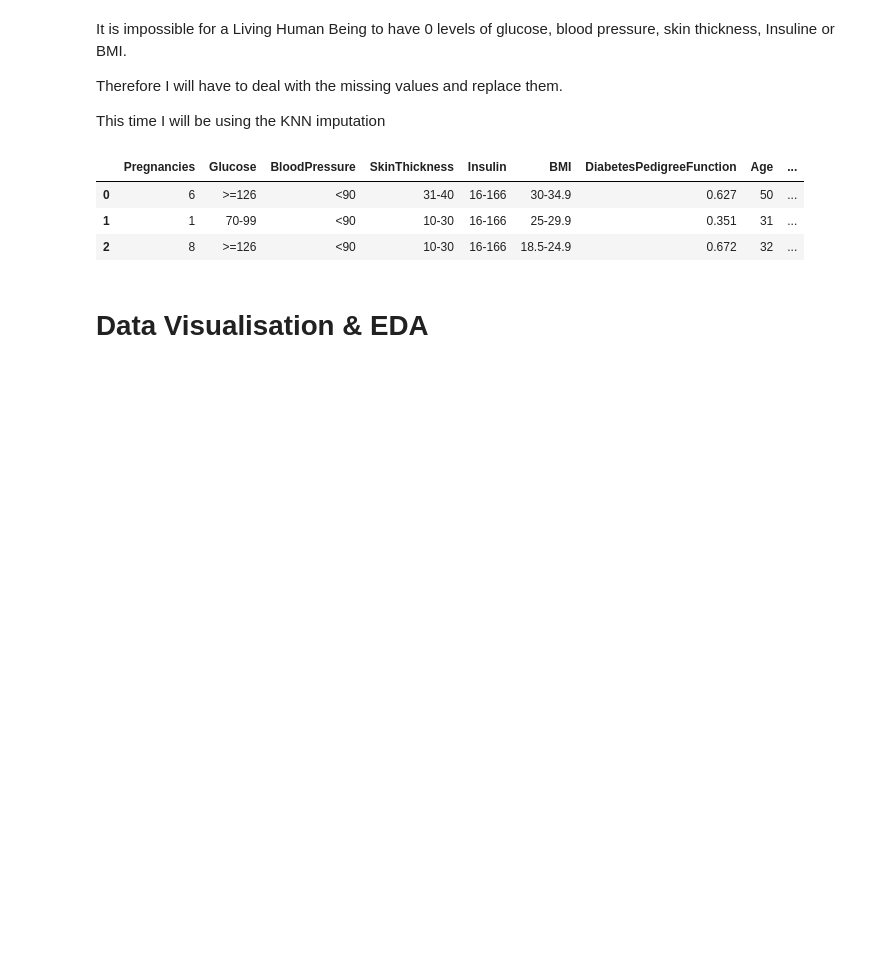
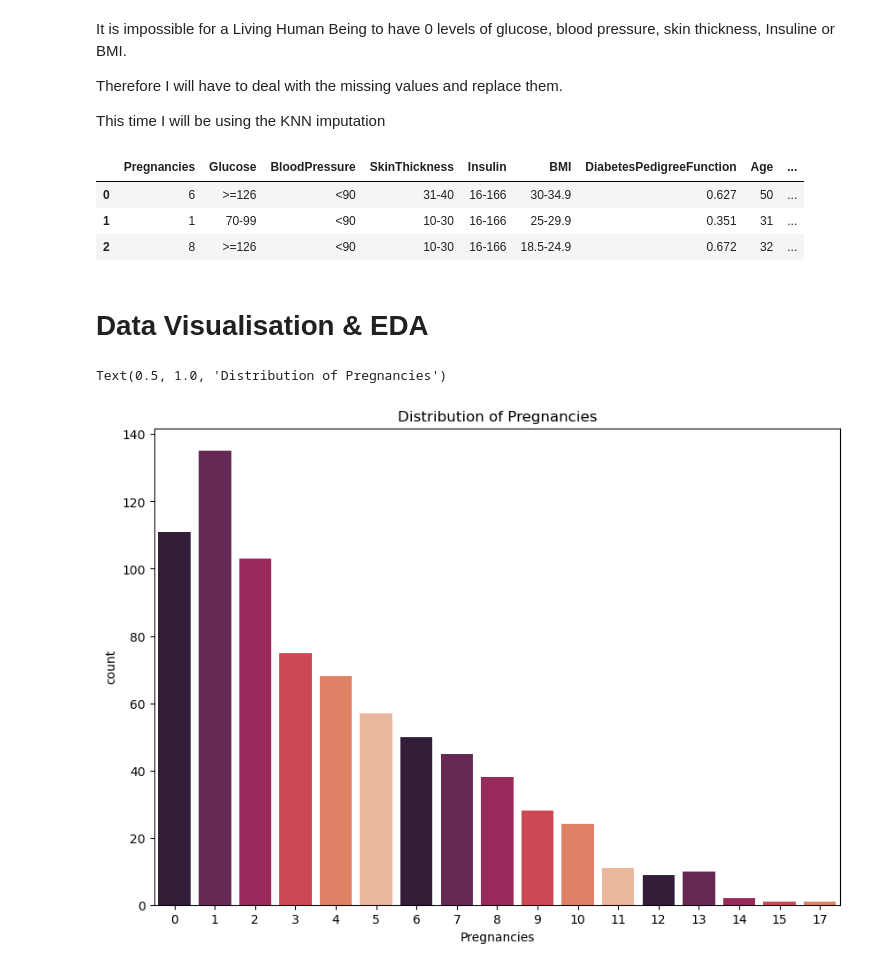
Before and after one commit to KimKarydas/Diabetes-EDA-Ml, a Jupyter notebook: Diabetes_Analysis.ipynb, the cells around one changed output. Drawn from its saved outputs; the diff is of its cells as text; code cells hidden in the pictures; blank space fills up the shorter version.

Commit message:
Plot com check

```diff
--- a/Diabetes_Analysis.ipynb
+++ b/Diabetes_Analysis.ipynb
@@ -187,3 +186,13 @@ df2.head(3)
+# %%
+#Bar chart of pregnancy quantity
+color = sns.color_palette("rocket")
+plt.figure(figsize=(10, 7))
+sns.countplot(df2['Pregnancies'], palette=color)
+plt.title('Distribution of Pregnancies')
+#plt.show()
+# %% [output]
+Text(0.5, 1.0, 'Distribution of Pregnancies')
+[figure, added]
 # %%
 # Pie chart of Glucose, Blood Pressure, Skin Thickness, Insuline
 # %%
```
Also changed, not shown: parts of 2 cells of this notebook, 1 other file.
